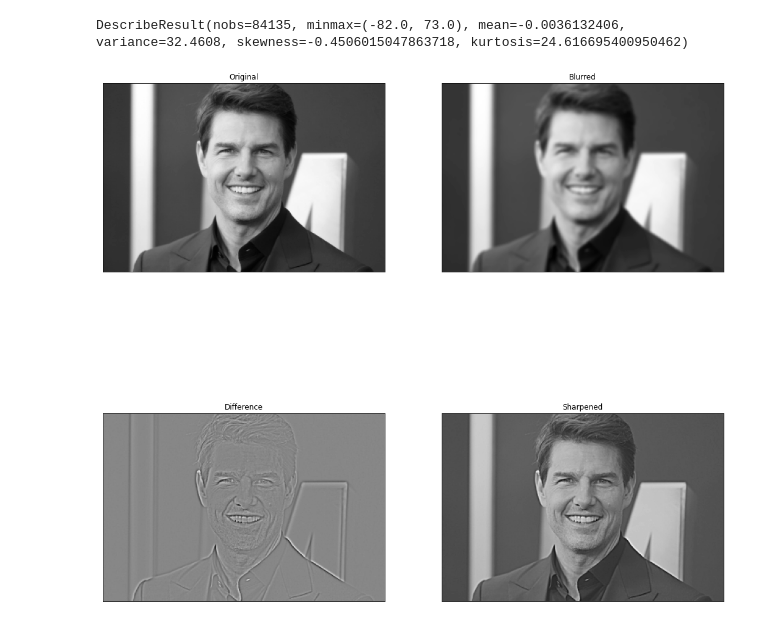
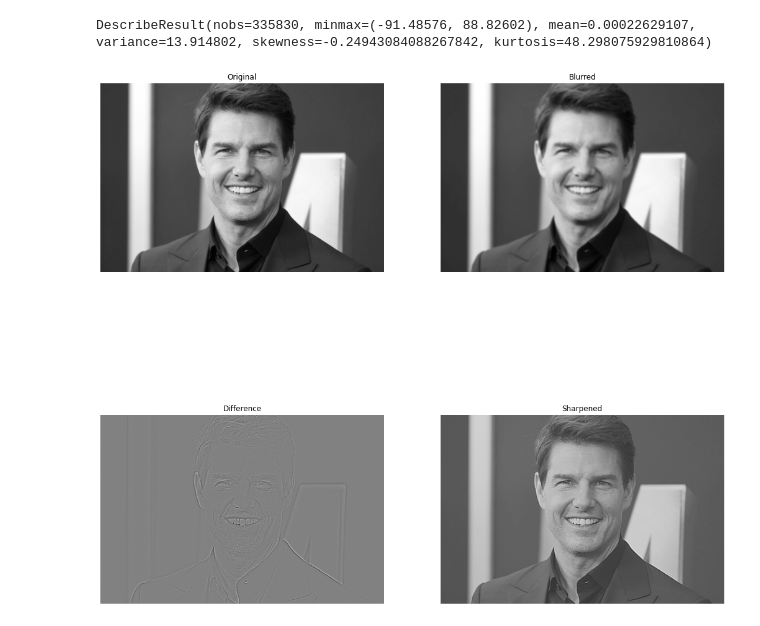
Before and after one commit to SeniruD/EN2550_Exercises, a Jupyter notebook: EX3/190155L_Exercise03.ipynb, the cells around one changed output. Cells and saved outputs as stored; diff of their text form; code cells hidden in the pictures.

```diff
--- a/EX3/190155L_Exercise03.ipynb
+++ b/EX3/190155L_Exercise03.ipynb
@@ -8,7 +8,7 @@ import cv2 as cv
 import numpy as np
 import matplotlib.pyplot as plt
 
-img = cv.imread("butterfly.jpg", cv.IMREAD_REDUCED_GRAYSCALE_8).astype(np.float32)
+img = cv.imread("butterfly.jpg", cv.IMREAD_REDUCED_GRAYSCALE_4).astype(np.float32)
 assert img is not None
 
 box_kernel = np.ones((9,9), float)/81
@@ -19,13 +19,13 @@ img_gaussian = cv.GaussianBlur(img, (9,9),sigma)
 fig, ax = plt.subplots(1,3 , sharex = 'all' , sharey = 'all', figsize=(18,18))
 ax[0].imshow(img,cmap= 'gray', vmin=0, vmax=255)
 ax[0].set_title('Original')
-ax[0].set_xticks([]), ax[1].set_yticks([])
 ax[1].imshow(img_avg,cmap= 'gray', vmin=0, vmax=255)
-ax[1].set_title('Bpx Filtered')
-ax[1].set_xticks([]), ax[1].set_yticks([])
+ax[1].set_title('Box Filtered')
 ax[2].imshow(img_gaussian,cmap= 'gray', vmin=0, vmax=255)
 ax[2].set_title('Gaussian Filtered')
-ax[2].set_xticks([]), ax[2].set_yticks([])
+
+for i in range(3):
+        ax[i].axis('off')
 plt.show()
 # %% [output]
 [figure]
@@ -89,7 +84,7 @@ ax[3].imshow(img_grad,cmap= 'gray')
 ax[3].set_title('Gradient Magnitude')
 
 for i in range(4):
-    ax[i].set_xticks([]), ax[i].set_yticks([])
+        ax[i].axis('off')
 
 plt.show()
 # %% [output]
@@ -97,36 +92,35 @@ plt.show()
 # %%
 # Question 04
-# ----- Sharpening
+
 import cv2 as cv
 import numpy as np
 import matplotlib.pyplot as plt
 from scipy import stats
 
-img = cv.imread("tom.jpg", cv.IMREAD_REDUCED_GRAYSCALE_2)
+img = cv.imread("tom.jpg", cv.IMREAD_GRAYSCALE).astype(np.float32)
 
 sigma =2
-kernel = cv.getGaussianKernel(5,sigma)
-blurred = cv.sepFilter2D(img , -1 , kernel, kernel, anchor=(-1,-1),delta=0, borderType = cv.BORDER_REPLICATE)
+gaussian_1d = cv.getGaussianKernel(5,sigma)
+blurred = cv.sepFilter2D(img , -1 , gaussian_1d, gaussian_1d, anchor=(-1,-1),delta=0, borderType = cv.BORDER_REPLICATE)
 diff = img.astype('float32')-blurred.astype('float32')
 
 sharpned = cv.addWeighted(img.astype(np.float32),1.0,diff, 1.5,0)
 
 print(stats.describe(diff.ravel()))
 
 fig, ax = plt.subplots(2, 2 , sharex = 'all' , sharey = 'all', figsize=(18,18))
 ax[0,0].imshow(img,cmap= 'gray')
 ax[0,0].set_title('Original')
-ax[0,0].set_xticks([]), ax[0,0].set_yticks([])
 ax[0,1].imshow(blurred,cmap= 'gray')
 ax[0,1].set_title('Blurred')
-ax[0,1].set_xticks([]), ax[0,1].set_yticks([])
 ax[1,0].imshow(diff+125 ,cmap= 'gray')
 ax[1,0].set_title('Difference')
-ax[1,0].set_xticks([]), ax[1,0].set_yticks([])
 ax[1,1].imshow(sharpned,cmap= 'gray')
 ax[1,1].set_title('Sharpened')
-ax[1,1].set_xticks([]), ax[0,1].set_yticks([])
+for i in range(2):
+    for j in range(2):
+        ax[i,j].axis('off')
 plt.show()
 # %% [output]
-DescribeResult(nobs=84135, minmax=(-82.0, 73.0), mean=-0.0036132406, variance=32.4608, skewness=-0.4506015047863718, kurtosis=24.616695400950462)
+DescribeResult(nobs=335830, minmax=(-91.48576, 88.82602), mean=0.00022629107, variance=13.914802, skewness=-0.24943084088267842, kurtosis=48.298075929810864)
-[figure, old version]
+[figure, new version]
```
Also changed, not shown: parts of 3 cells of this notebook, 2 other files.
